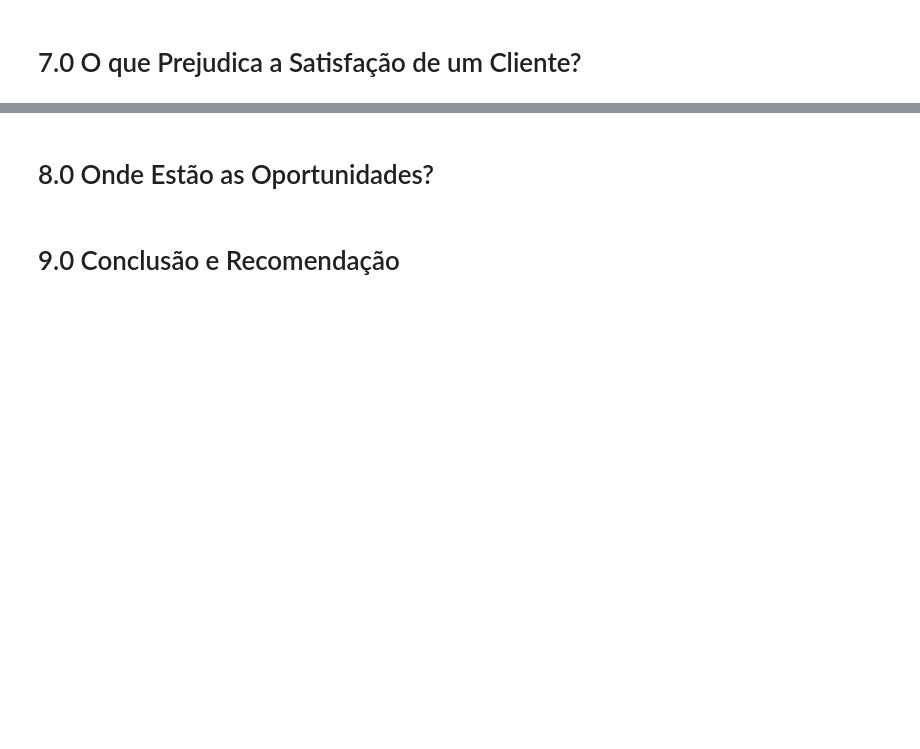
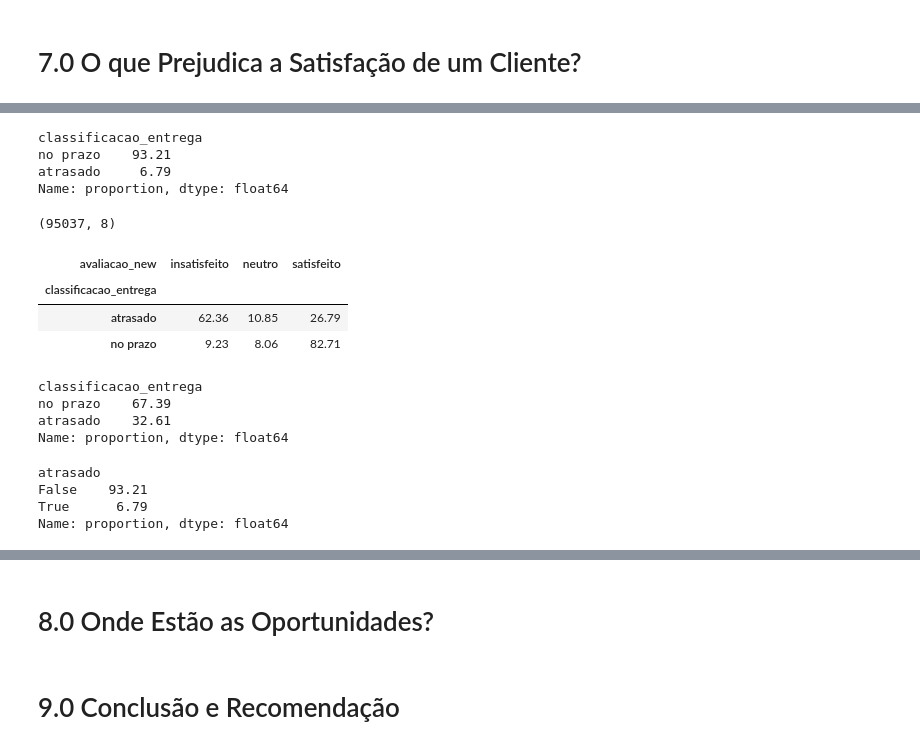
Before and after one commit to alefaizi/tech-challenge-olist, a Jupyter notebook: notebooks/03_analise.ipynb, the cells around one changed output, grey strips where cells are left out. Cells and saved outputs as stored; diff of their text form; code cells hidden in the pictures; blank space fills up the shorter version.

```diff
--- a/notebooks/03_analise.ipynb
+++ b/notebooks/03_analise.ipynb
@@ -407,0 +457,6 @@ Questão em aberto: os prazos de entrega pioraram entre out/2017 e mar/2018? Se
+# %%
+# diferença entre entrega real e entrega prometida
+df_pedidos_new['dias_atraso'] = df_pedidos_new['order_delivered_customer_date'] - df_pedidos_new['order_estimated_delivery_date']
+# %%
+# transformando o resultado em dias inteiros
+df_pedidos_new['dias_atraso'] = df_pedidos_new['dias_atraso'].dt.days
@@ -407,0 +479,39 @@ Questão em aberto: os prazos de entrega pioraram entre out/2017 e mar/2018? Se
+# %%
+# percentual de pedidos no prazo vs. atrasados
+round(df_pedidos_new['classificacao_entrega'].value_counts(normalize=True)*100, 2)
+# %% [output]
+classificacao_entrega
+no prazo    93.21
+atrasado     6.79
+Name: proportion, dtype: float64
+# %%
+# junção da tabela de pedidos_new com avaliacoes_new
+pedidos_avaliacoes_new = pd.merge(
+    df_pedidos_new,
+    df_avaliacoes_new,
+    how='inner',
+    on='order_id',
+    validate='1:1'
+)
+# %%
+# conferindo a tabela (o resultado deve ter entre 95.037 e 95.045 linhas a depender dos 8 pedidos que foram excluídos)
+pedidos_avaliacoes_new.shape
+# %% [output]
+(95037, 8)
+# %%
+# checando se a avaliação muda quando o pedido atrasa (% de cada grupo de avaliação por tipo de entrega)
+round(pd.crosstab(pedidos_avaliacoes_new['classificacao_entrega'], pedidos_avaliacoes_new['avaliacao_new'], normalize='index')*100, 2)
+# %% [output]
+| avaliacao_new | insatisfeito | neutro | satisfeito |
+| classificacao_entrega |  |  |  |
+| atrasado | 62.36 | 10.85 | 26.79 |
+| no prazo | 9.23 | 8.06 | 82.71 |
+# %%
+# calculando a representatividade de insatisfeitos na insatisfação geral
+filtro_insatisfeitos = pedidos_avaliacoes_new['avaliacao_new'] == 'insatisfeito'
+round(pedidos_avaliacoes_new.loc[filtro_insatisfeitos, 'classificacao_entrega'].value_counts(normalize=True)*100, 2)
+# %% [output]
+classificacao_entrega
+no prazo    67.39
+atrasado    32.61
+Name: proportion, dtype: float64
@@ -407,0 +524,8 @@ Questão em aberto: os prazos de entrega pioraram entre out/2017 e mar/2018? Se
+# %%
+# checando resultado
+round(df_pedidos_new['atrasado'].value_counts(normalize=True)*100, 2)
+# %% [output]
+atrasado
+False    93.21
+True      6.79
+Name: proportion, dtype: float64
```
Also changed, not shown: parts of 24 cells of this notebook, 1 other file.
